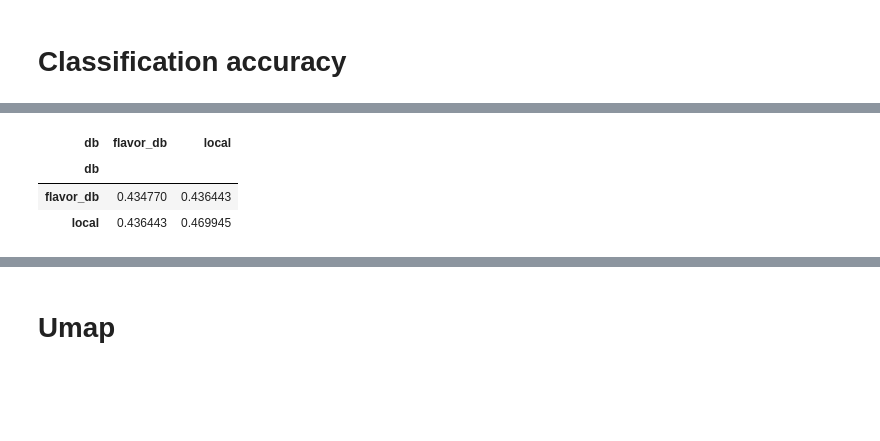
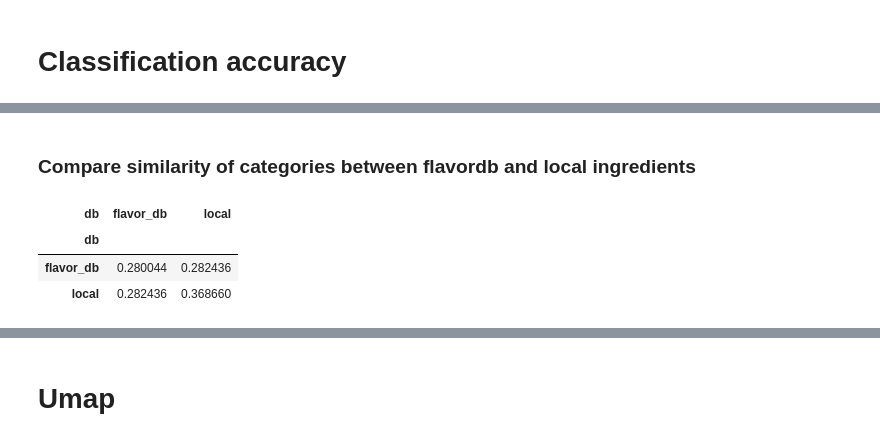
Before and after one commit to jp-clement/plantes_indigenes_can, a Jupyter notebook: data_exploration.ipynb, the cells around one changed output, grey strips where cells are left out. Drawn from its saved outputs; the diff is of its cells as text; code cells hidden in the pictures; blank space fills up the shorter version.

```diff
--- a/data_exploration.ipynb
+++ b/data_exploration.ipynb
@@ -890,20 +757,29 @@ flavor_sim_mean
+# %% [markdown]
+### Compare similarity of categories between flavordb and local ingredients
 # %%
-# Compute similarity between ingredients within flavord vs local - should do by catgories though
+# Compute similarity between ingredients within flavord vs local overall - checks if there is a biaised due to RAG supplemetation in local data
 # Compute Jaccard similarity matrix
-jaccard_sim = jaccard_similarity_matrix(df1[desc])
+metric_name = "cosine" if config["reduce_dim"] else "jaccard"
+sim_func = cosine_similarity_matrix if metric_name == "cosine" else jaccard_similarity_matrix
+
+sim = sim_func(df1[desc])
 
 # Average similarity per db
-jaccard_sim['db'] = df1['db'].values
-# jaccard_sim['category'] = df1['category'].values
-jaccard_sim_mean = jaccard_sim.groupby('db').mean()
-jaccard_sim_mean = jaccard_sim_mean.T
-jaccard_sim_mean['db'] = df1['db'].values
-jaccard_sim_mean = jaccard_sim_mean.groupby('db').mean()
+sim['db'] = df1['db'].values
+# sim['category'] = df1['category'].values
+sim_mean = sim.groupby('db').mean()
+sim_mean = sim_mean.T
+sim_mean['db'] = df1['db'].values
+sim_mean = sim_mean.groupby('db').mean()
 
-jaccard_sim_mean
+# Save
+out_path = f"output/local_flavordb_general_similarity.xlsx"
+sim_mean.to_excel(out_path, index=False)
+
+sim_mean
 # %% [output]
 | db | flavor_db | local |
 | db |  |  |
-| flavor_db | 0.434770 | 0.436443 |
-| local | 0.436443 | 0.469945 |
+| flavor_db | 0.280044 | 0.282436 |
+| local | 0.282436 | 0.368660 |
 # %%
```
Also changed, not shown: parts of 23 cells of this notebook, 2 other files.
